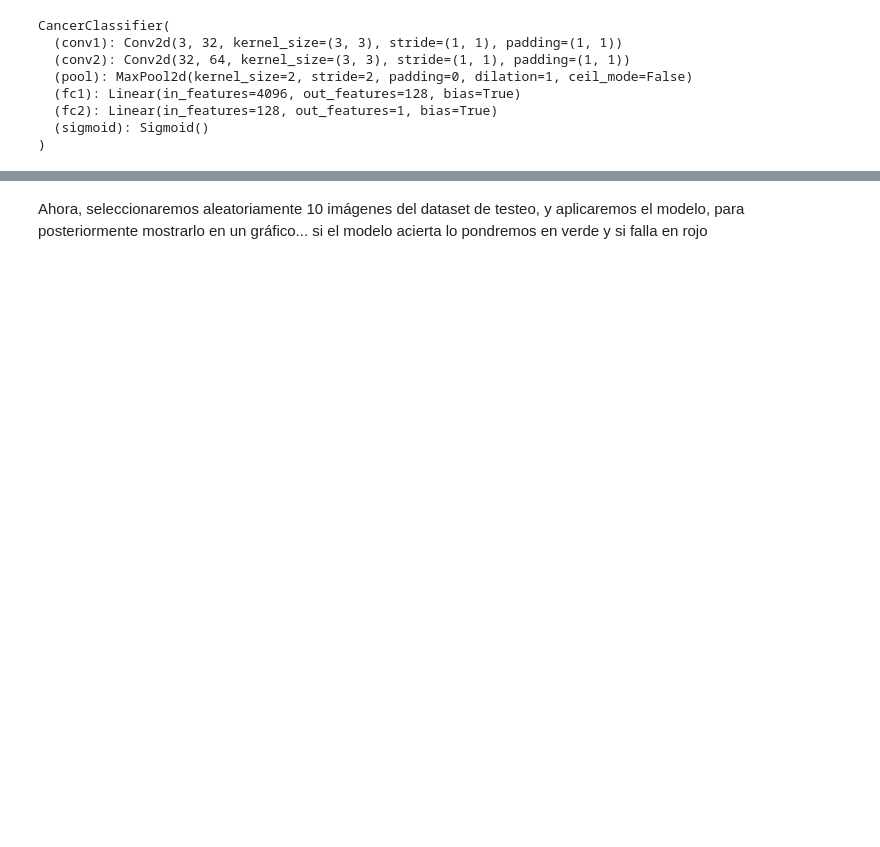
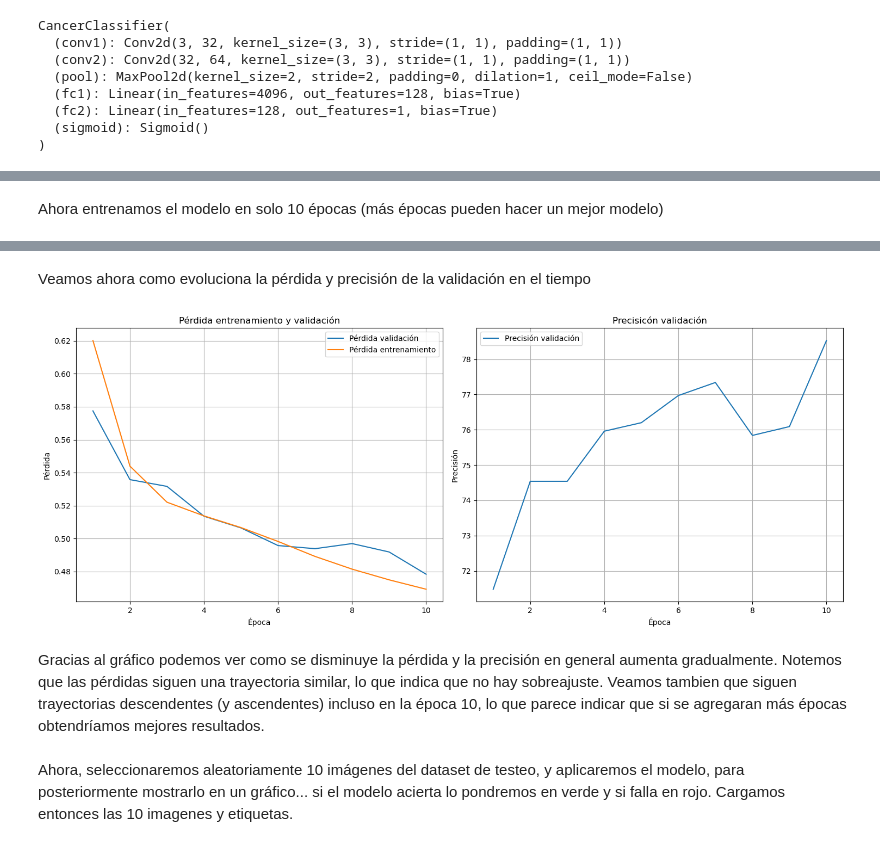
Before and after one commit to Ivanchis01/Histopathologic-Cancer-Detection, a Jupyter notebook: notebooks/notebook.ipynb, the cells around one changed output, grey strips where cells are left out. Cells and saved outputs as stored; diff of their text form; code cells hidden in the pictures; blank space fills up the shorter version.

```diff
--- a/notebooks/notebook.ipynb
+++ b/notebooks/notebook.ipynb
@@ -197,6 +209,8 @@ modelo.to(device)
 # Función de pérdida y optimizador
 criterion = nn.BCELoss()  # Binary Cross Entropy para clasificación binaria
 optimizer = optim.SGD(modelo.parameters(), lr=0.001)
+# %% [markdown]
+Ahora entrenamos el modelo en solo 10 épocas (más épocas pueden hacer un mejor modelo)
 # %%
 num_epochs = 10
 best_val_loss = float("inf")  # Para guardar el mejor modelo
@@ -285,6 +299,38 @@ Guardando nuevo mejor modelo.
 🔹 Época [10/10] - Pérdida entrenamiento: 0.4693 - Pérdida validación: 0.4784 - Precisión validación: 78.53%
 Guardando nuevo mejor modelo.
 Entrenamiento finalizado. Mejor modelo en la época 10
+# %% [markdown]
+Veamos ahora como evoluciona la pérdida y precisión de la validación en el tiempo
+# %%
+train_loss=[0.6202,0.5440,0.5221,0.5138,0.5067,0.4983,0.4892,0.4815,0.4750,0.4693]
+validation_loss=[0.5775,0.5358,0.5317,0.5136,0.5065,0.4958,0.4939,0.4970,0.4919,0.4784]
+validation_accuracy=[71.48,74.54,74.54,75.96,76.20,76.97,77.34,75.84,76.09,78.53]
+# %%
+fig,axes=plt.subplots(1,2,figsize=(15,6))
+x=np.linspace(1,10,10)
+
+axes[0].plot(x,validation_loss,label='Pérdida validación')
+axes[0].plot(x,train_loss,label='Pérdida entrenamiento')
+axes[0].set_title("Pérdida entrenamiento y validación")
+axes[0].set_xlabel("Época")
+axes[0].set_ylabel("Pérdida")
+axes[0].legend()
+axes[0].grid()
+
+axes[1].plot(x,validation_accuracy,label='Precisión validación')
+axes[1].set_title("Precisicón validación")
+axes[1].set_xlabel("Época")
+axes[1].set_ylabel("Precisión")
+axes[1].legend()
+axes[1].grid()
+
+
+plt.tight_layout()
+plt.show()
+# %% [output]
+[figure, added]
+# %% [markdown]
+Gracias al gráfico podemos ver como se disminuye la pérdida y la precisión en general aumenta gradualmente. Notemos que las pérdidas siguen una trayectoria similar, lo que indica que no hay sobreajuste. Veamos tambien que siguen trayectorias descendentes (y ascendentes) incluso en la época 10, lo que parece indicar que si se agregaran más épocas obtendríamos mejores resultados.
 # %% [markdown]
-Ahora, seleccionaremos aleatoriamente 10 imágenes del dataset de testeo, y aplicaremos el modelo, para posteriormente mostrarlo en un gráfico... si el modelo acierta lo pondremos en verde y si falla en rojo
+Ahora, seleccionaremos aleatoriamente 10 imágenes del dataset de testeo, y aplicaremos el modelo, para posteriormente mostrarlo en un gráfico... si el modelo acierta lo pondremos en verde y si falla en rojo. Cargamos entonces las 10 imagenes y etiquetas.
 # %%
```
Also changed, not shown: parts of 35 cells of this notebook.
